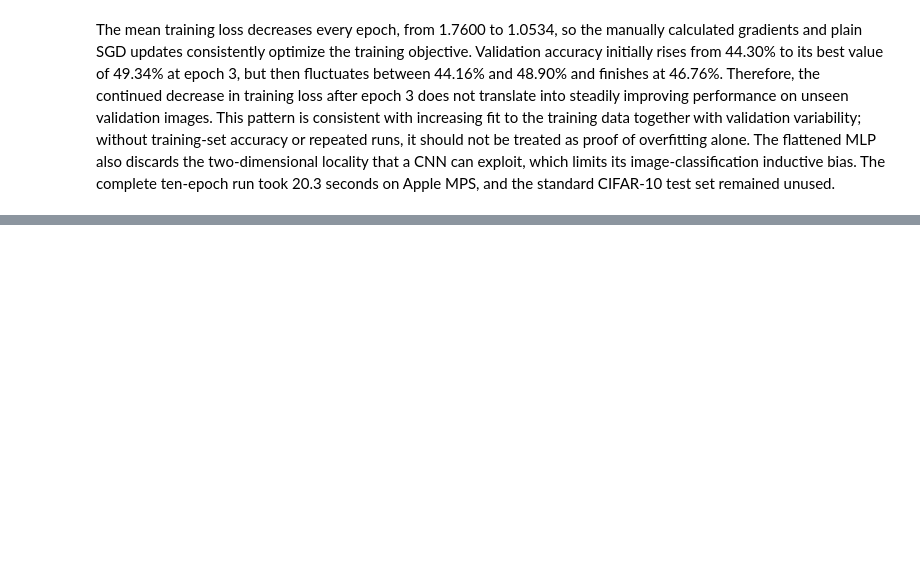
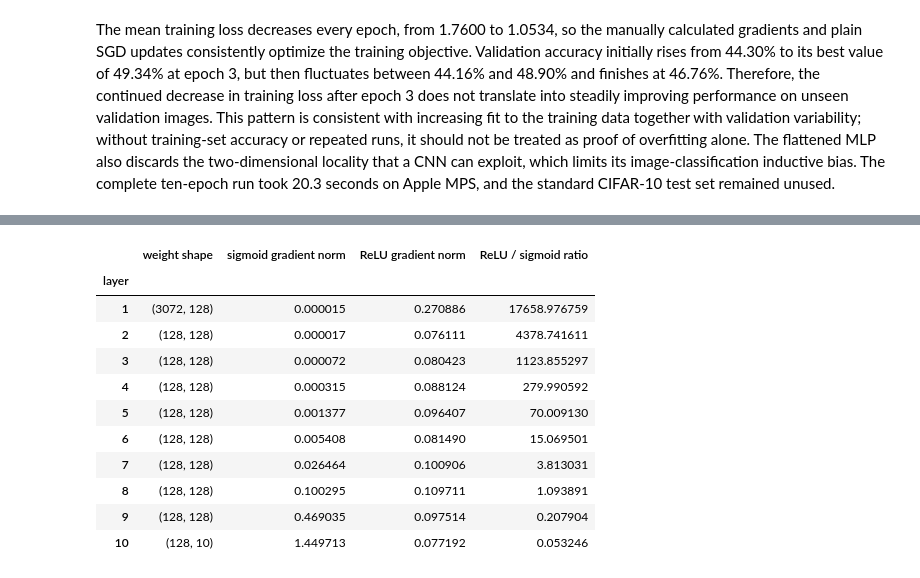
Before and after one commit to LahiruMJ11/CNN-with-CIFAR10, a Jupyter notebook: CNN with CIFAR10.ipynb, the cells around one changed output, grey strips where cells are left out. Saved outputs shown, nothing was run; the diff lists cells and outputs as text; code cells hidden in the pictures; blank space fills up the shorter version.

```diff
--- a/CNN with CIFAR10.ipynb
+++ b/CNN with CIFAR10.ipynb
@@ -927,0 +1098,29 @@ The mean training loss decreases every epoch, from 1.7600 to 1.0534, so the manu
+# %%
+task1d_layer_numbers = np.arange(1, TASK1D_LINEAR_LAYERS + 1)
+task1d_gradient_table = pd.DataFrame(
+    {
+        "layer": task1d_layer_numbers,
+        "weight shape": [
+            str(tuple(layer.weight.shape))
+            for layer in sigmoid_deep_mlp.linear_layers
+        ],
+        "sigmoid gradient norm": sigmoid_gradient_norms,
+        "ReLU gradient norm": relu_gradient_norms,
+        "ReLU / sigmoid ratio": np.asarray(relu_gradient_norms)
+        / np.asarray(sigmoid_gradient_norms),
+    }
+).set_index("layer")
+task1d_gradient_table
+# %% [output]
+|  | weight shape | sigmoid gradient norm | ReLU gradient norm | ReLU / sigmoid ratio |
+| layer |  |  |  |  |
+| 1 | (3072, 128) | 0.000015 | 0.270886 | 17658.976759 |
+| 2 | (128, 128) | 0.000017 | 0.076111 | 4378.741611 |
+| 3 | (128, 128) | 0.000072 | 0.080423 | 1123.855297 |
+| 4 | (128, 128) | 0.000315 | 0.088124 | 279.990592 |
+| 5 | (128, 128) | 0.001377 | 0.096407 | 70.009130 |
+| 6 | (128, 128) | 0.005408 | 0.081490 | 15.069501 |
+| 7 | (128, 128) | 0.026464 | 0.100906 | 3.813031 |
+| 8 | (128, 128) | 0.100295 | 0.109711 | 1.093891 |
+| 9 | (128, 128) | 0.469035 | 0.097514 | 0.207904 |
+| 10 | (128, 10) | 1.449713 | 0.077192 | 0.053246 |
```
Also changed, not shown: parts of 8 cells of this notebook.
